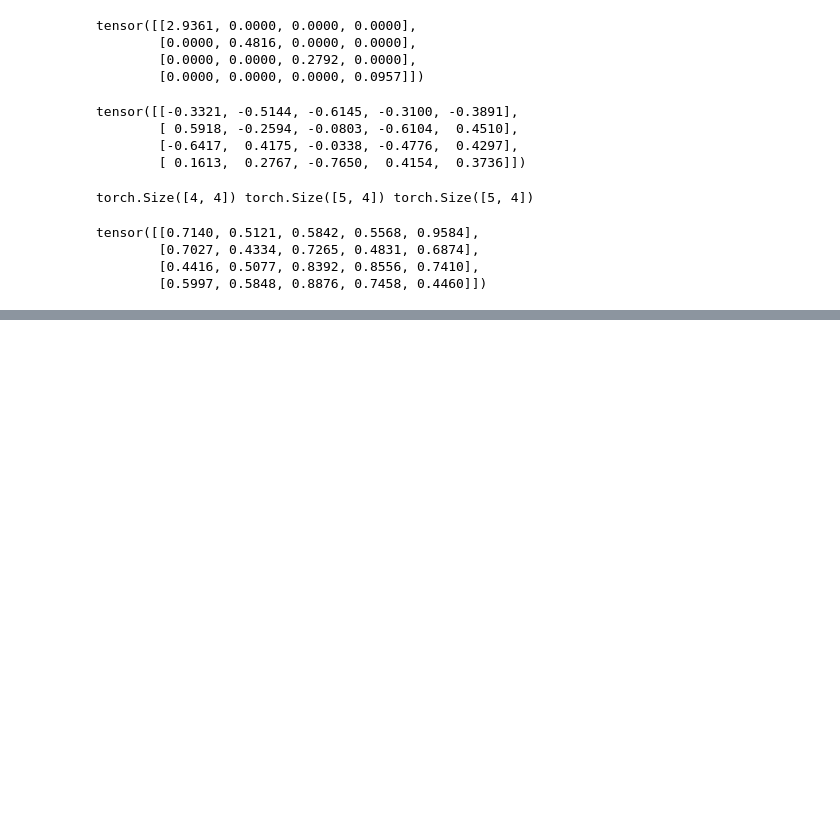
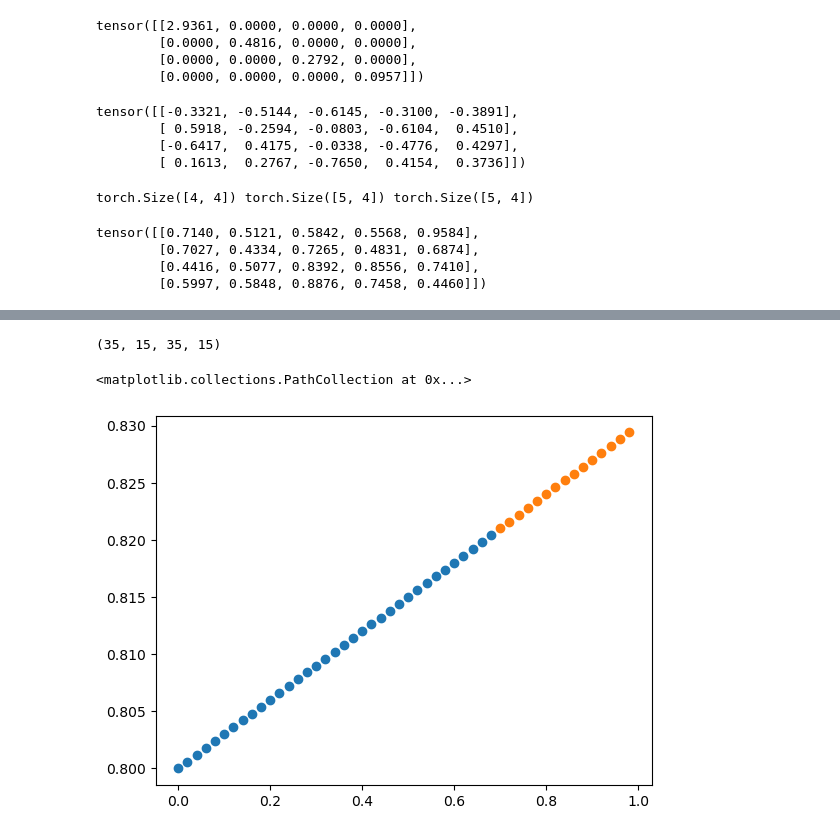
Before and after one commit to VaskarO/Neural-network-and-deep-learning, a Jupyter notebook: from_scratch/pytorch_fundamental_review.ipynb, the cells around one changed output, grey strips where cells are left out. Saved outputs shown, nothing was run; the diff lists cells and outputs as text; code cells hidden in the pictures; blank space fills up the shorter version.

```diff
--- a/from_scratch/pytorch_fundamental_review.ipynb
+++ b/from_scratch/pytorch_fundamental_review.ipynb
@@ -396,0 +399,9 @@ tensor([[0.7140, 0.5121, 0.5842, 0.5568, 0.9584],
+# %%
+#data prepration
+#creating a sample linear data
+input_var = torch.arange(0, 1, 0.02).unsqueeze(dim =1)
+
+weight = 0.03
+bias = 0.8
+
+outpur_var = weight*input_var + bias
@@ -396,0 +432,18 @@ tensor([[0.7140, 0.5121, 0.5842, 0.5568, 0.9584],
+# %%
+# train and test split
+train_set_split = int(0.7 *len(input_var))
+# %%
+#train and test data set
+X_train, y_train = input_var[:train_set_split], outpur_var[:train_set_split]
+X_test, y_test = input_var[train_set_split:], outpur_var[train_set_split:]
+len(X_train), len(X_test), len(y_train), len(y_test)
+# %% [output]
+(35, 15, 35, 15)
+# %%
+#visualize data
+import matplotlib.pyplot as plt
+plt.scatter(X_train, y_train)
+plt.scatter(X_test, y_test)
+# %% [output]
+<matplotlib.collections.PathCollection at 0x...>
+[figure, added]
```
Also changed, not shown: parts of 2 cells of this notebook.
